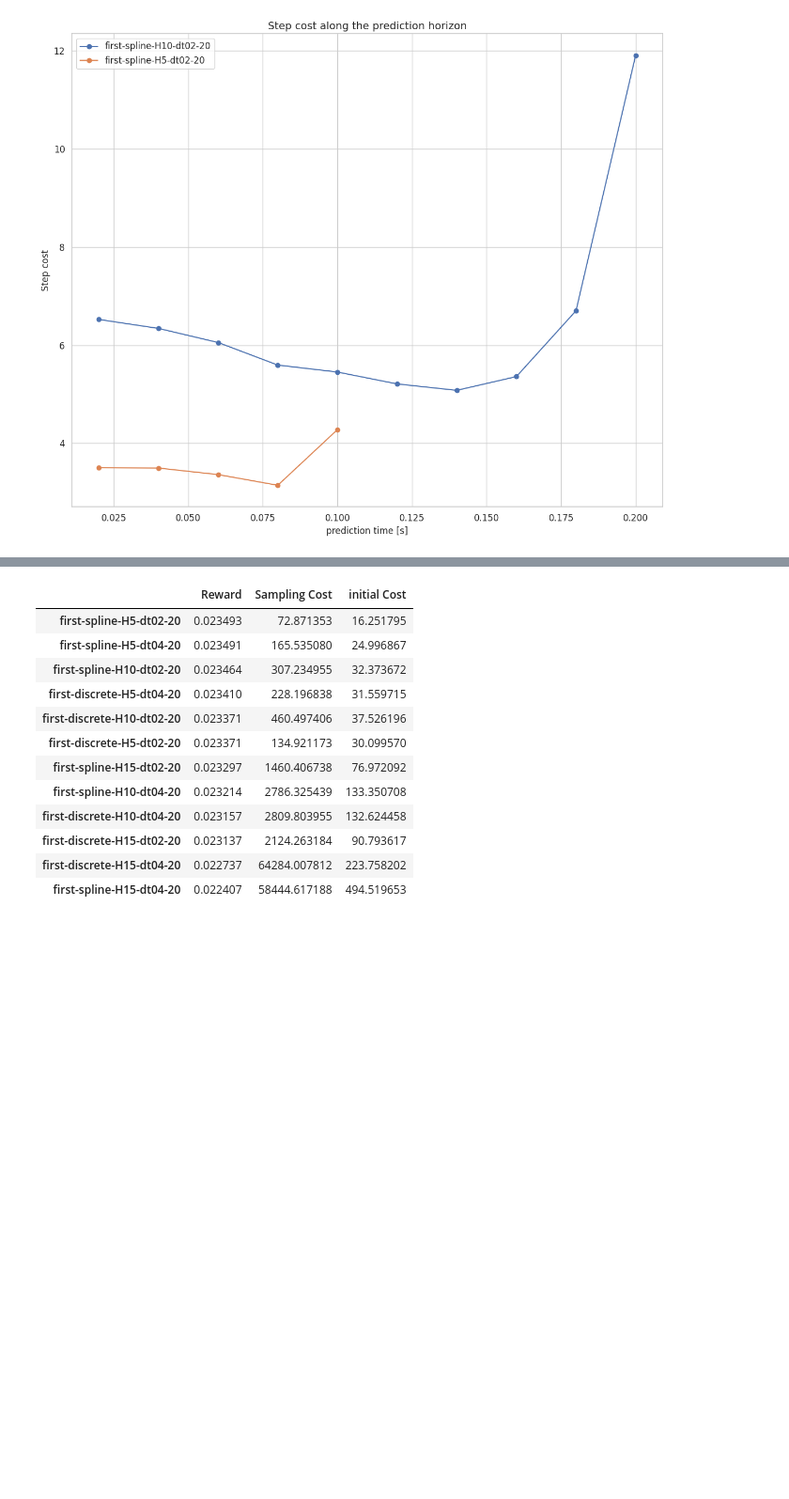
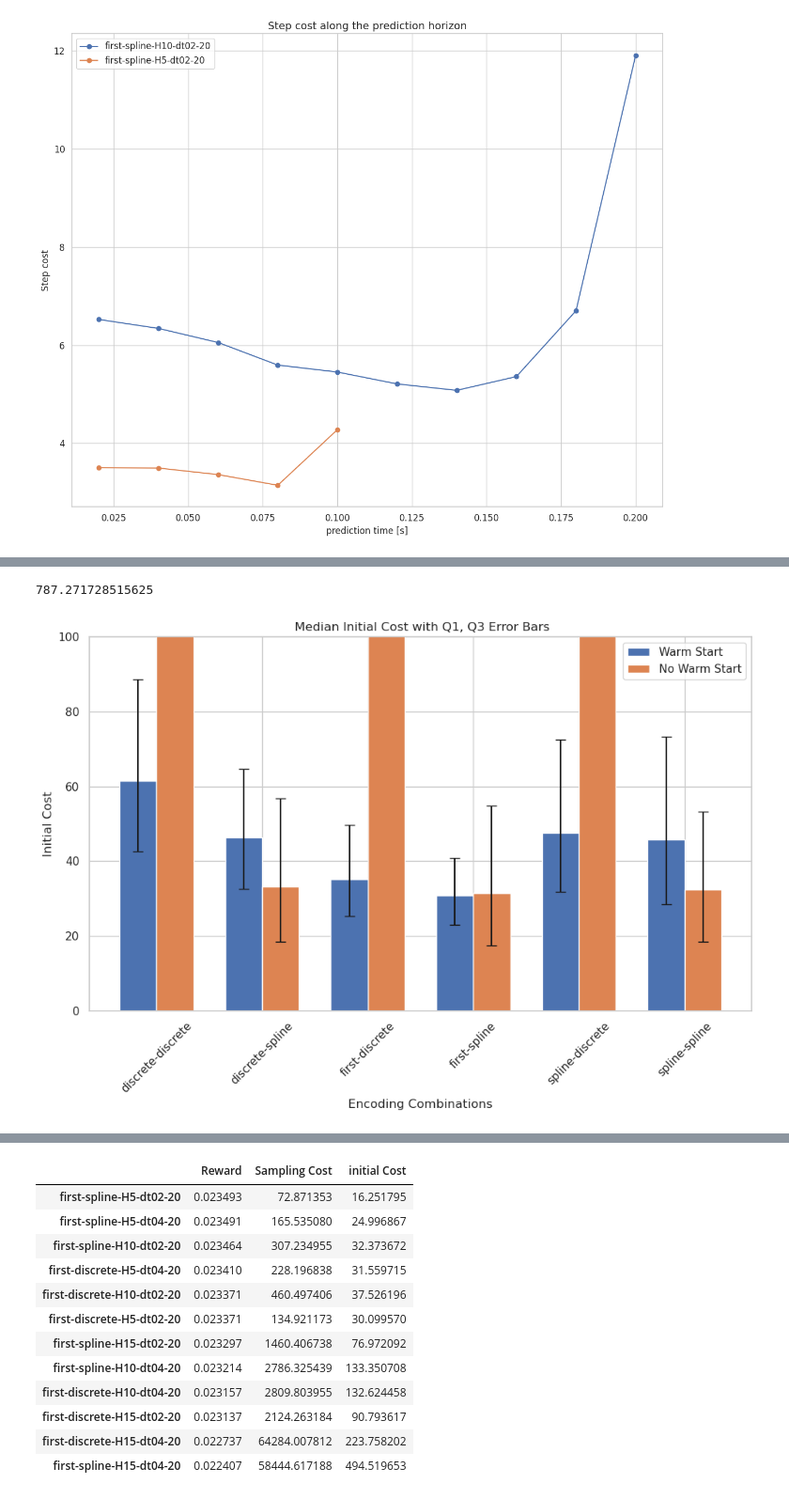
Before and after one commit to Batou1406/dls_orbit_bat_private, a Jupyter notebook: source/extensions/omni.isaac.lab_tasks/omni/isaac/lab_tasks/manager_based/locomotion/model_based/thesis_image.ipynb, the cells around one changed output, grey strips where cells are left out. Shown at 94% size. Saved outputs shown, nothing was run; the diff lists cells and outputs as text; code cells hidden in the pictures; blank space fills up the shorter version.

```diff
--- a/source/extensions/omni.isaac.lab_tasks/omni/isaac/lab_tasks/manager_based/locomotion/model_based/thesis_image.ipynb
+++ b/source/extensions/omni.isaac.lab_tasks/omni/isaac/lab_tasks/manager_based/locomotion/model_based/thesis_image.ipynb
@@ -2320,0 +2419,19 @@ plt.show()
+# %%
+# Function to extract the required parts for MultiIndex
+def extract_parts(idx):
+    parts = idx.split('-')
+    warm_start = 'no_warm_start' if 'no_warm_start' in idx else '-'
+    encoding_p = parts[0]
+    encoding_F = parts[1]
+    return warm_start, encoding_p, encoding_F
+
+# Apply the function to create a new MultiIndex
+multi_index = pd.MultiIndex.from_tuples(df.index.map(extract_parts),
+                                        names=['warm_start', 'encoding_p', 'encoding_F'])
+
+# Set the new MultiIndex to the DataFrame
+df.set_index(multi_index, inplace=True)
+df.sort_index(inplace=True)
+
+# Show the resulting DataFrame
+display(df.sort_values(by='Reward', ascending=False))
@@ -2320,0 +2453,50 @@ plt.show()
+# %%
+df.loc['-','discrete','discrete']['Sampling_Cost']
+# %% [output]
+787.271728515625
+# %%
+import matplotlib.pyplot as plt
+import numpy as np
+
+encoding_combinations = df.index.droplevel('warm_start').unique()
+warm_starts = ['-', 'no_warm_start']
+
+# Plotting
+fig, ax = plt.subplots(figsize=(10, 7)) #(10,7)
+bar_width = 0.35
+index = np.arange(len(encoding_combinations))
+
+medians, medians_nws = [], []
+errors, errors_nws = [], []
+for i in index :
+    med     = df.loc['-',             encoding_combinations[i][0], encoding_combinations[i][1]]['initial_Cost']
+    med_nws = df.loc['no_warm_start', encoding_combinations[i][0], encoding_combinations[i][1]]['initial_Cost']
+    q1      = df.loc['-',             encoding_combinations[i][0], encoding_combinations[i][1]]['initial_Cost_q1']
+    q1_nws  = df.loc['no_warm_start', encoding_combinations[i][0], encoding_combinations[i][1]]['initial_Cost_q1']
+    q3      = df.loc['-',             encoding_combinations[i][0], encoding_combinations[i][1]]['initial_Cost_q3']
+    q3_nws  = df.loc['no_warm_start', encoding_combinations[i][0], encoding_combinations[i][1]]['initial_Cost_q3']
+
+    medians.append(med)
+    medians_nws.append(med_nws)
+    errors.append([med - q1, q3 - med])
+    errors_nws.append((med_nws - q1_nws, q3_nws - med_nws))
+
+ax.bar(index          ,medians    , bar_width, yerr=np.array(errors).transpose()    ,label='Warm Start',    capsize=5)#, color='royalblue')
+ax.bar(index+bar_width,medians_nws, bar_width, yerr=np.array(errors_nws).transpose(),label='No Warm Start', capsize=5)#, color='peru')
+
+
+# Labels and title
+ax.set_xlabel('Encoding Combinations')
+ax.set_ylabel('Initial Cost')
+ax.set_title(' Median Initial Cost with Q1, Q3 Error Bars')
+ax.set_xticks(index + bar_width / 2)
+ax.set_xticklabels([f'{p}-{f}' for p, f in encoding_combinations], rotation=45)
+ax.legend(loc='upper right')
+ax.set_ylim(0,100)
+
+# Layout and save as PDF
+fig.tight_layout()
+# plt.savefig('bar_plot_with_median_q1_q3.pdf')
+plt.show()
+# %% [output]
+[figure, added]
```
Also changed, not shown: parts of 6 cells of this notebook, 1 other file.
